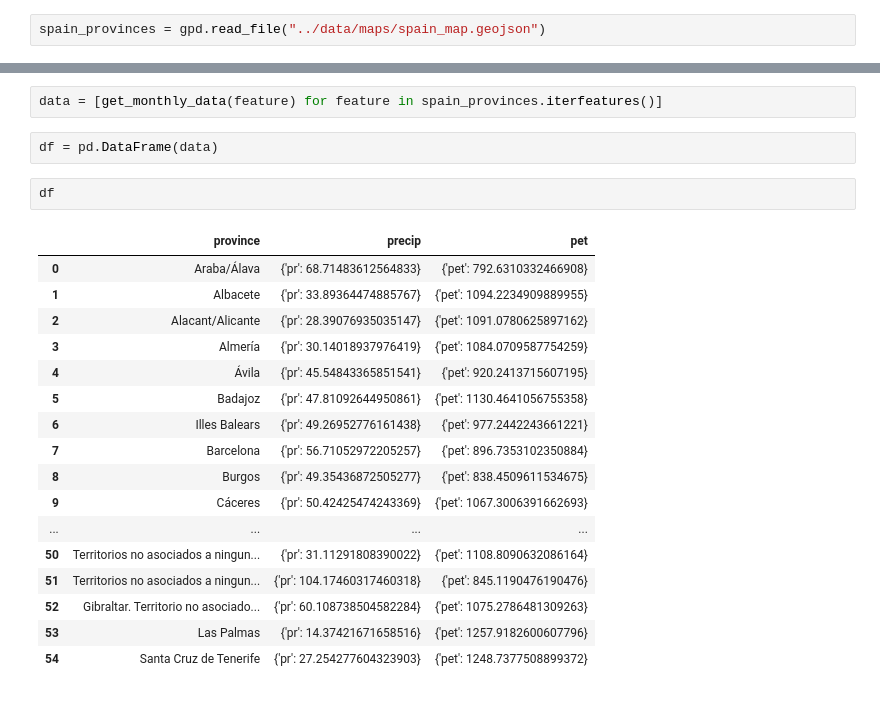
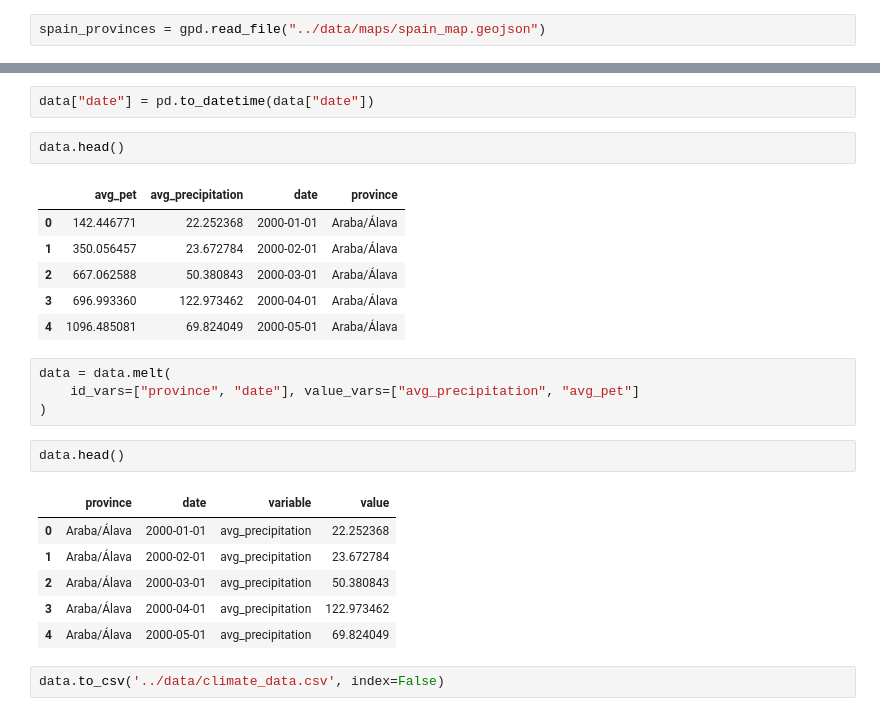
Before and after one commit to Reslan-Tinawi/CS913-dissertation-project, a Jupyter notebook: notebooks/11-SPEI-calculation.ipynb, the cells around one changed output, grey strips where cells are left out. Drawn from its saved outputs; the diff is of its cells as text.

Commit message:
Notebooks
- Add notebooks for calculating `SPEI` index.

- Add initial notebook for HMM model.

```diff
--- a/notebooks/11-SPEI-calculation.ipynb
+++ b/notebooks/11-SPEI-calculation.ipynb
@@ -66,24 +86,26 @@ def get_monthly_data(feature):
-# %%
-data = [get_monthly_data(feature) for feature in spain_provinces.iterfeatures()]
-# %%
-df = pd.DataFrame(data)
-# %%
-df
-# %% [output]
-|  | province | precip | pet |
-| 0 | Araba/Álava | {'pr': 68.71483612564833} | {'pet': 792.6310332466908} |
-| 1 | Albacete | {'pr': 33.89364474885767} | {'pet': 1094.2234909889955} |
-| 2 | Alacant/Alicante | {'pr': 28.39076935035147} | {'pet': 1091.0780625897162} |
-| 3 | Almería | {'pr': 30.14018937976419} | {'pet': 1084.0709587754259} |
-| 4 | Ávila | {'pr': 45.54843365851541} | {'pet': 920.2413715607195} |
-| 5 | Badajoz | {'pr': 47.81092644950861} | {'pet': 1130.4641056755358} |
-| 6 | Illes Balears | {'pr': 49.26952776161438} | {'pet': 977.2442243661221} |
-| 7 | Barcelona | {'pr': 56.71052972205257} | {'pet': 896.7353102350884} |
-| 8 | Burgos | {'pr': 49.35436872505277} | {'pet': 838.4509611534675} |
-| 9 | Cáceres | {'pr': 50.42425474243369} | {'pet': 1067.3006391662693} |
-| ... | ... | ... | ... |
-| 50 | Territorios no asociados a ningun... | {'pr': 31.11291808390022} | {'pet': 1108.8090632086164} |
-| 51 | Territorios no asociados a ningun... | {'pr': 104.17460317460318} | {'pet': 845.1190476190476} |
-| 52 | Gibraltar. Territorio no asociado... | {'pr': 60.108738504582284} | {'pet': 1075.2786481309263} |
-| 53 | Las Palmas | {'pr': 14.37421671658516} | {'pet': 1257.9182600607796} |
-| 54 | Santa Cruz de Tenerife | {'pr': 27.254277604323903} | {'pet': 1248.7377508899372} |
+# %%
+data["date"] = pd.to_datetime(data["date"])
+# %%
+data.head()
+# %% [output]
+|  | avg_pet | avg_precipitation | date | province |
+| 0 | 142.446771 | 22.252368 | 2000-01-01 | Araba/Álava |
+| 1 | 350.056457 | 23.672784 | 2000-02-01 | Araba/Álava |
+| 2 | 667.062588 | 50.380843 | 2000-03-01 | Araba/Álava |
+| 3 | 696.993360 | 122.973462 | 2000-04-01 | Araba/Álava |
+| 4 | 1096.485081 | 69.824049 | 2000-05-01 | Araba/Álava |
+# %%
+data = data.melt(
+    id_vars=["province", "date"], value_vars=["avg_precipitation", "avg_pet"]
+)
+# %%
+data.head()
+# %% [output]
+|  | province | date | variable | value |
+| 0 | Araba/Álava | 2000-01-01 | avg_precipitation | 22.252368 |
+| 1 | Araba/Álava | 2000-02-01 | avg_precipitation | 23.672784 |
+| 2 | Araba/Álava | 2000-03-01 | avg_precipitation | 50.380843 |
+| 3 | Araba/Álava | 2000-04-01 | avg_precipitation | 122.973462 |
+| 4 | Araba/Álava | 2000-05-01 | avg_precipitation | 69.824049 |
+# %%
+data.to_csv('../data/climate_data.csv', index=False)
```
Also changed, not shown: parts of 15 cells of this notebook, 4 other files.
